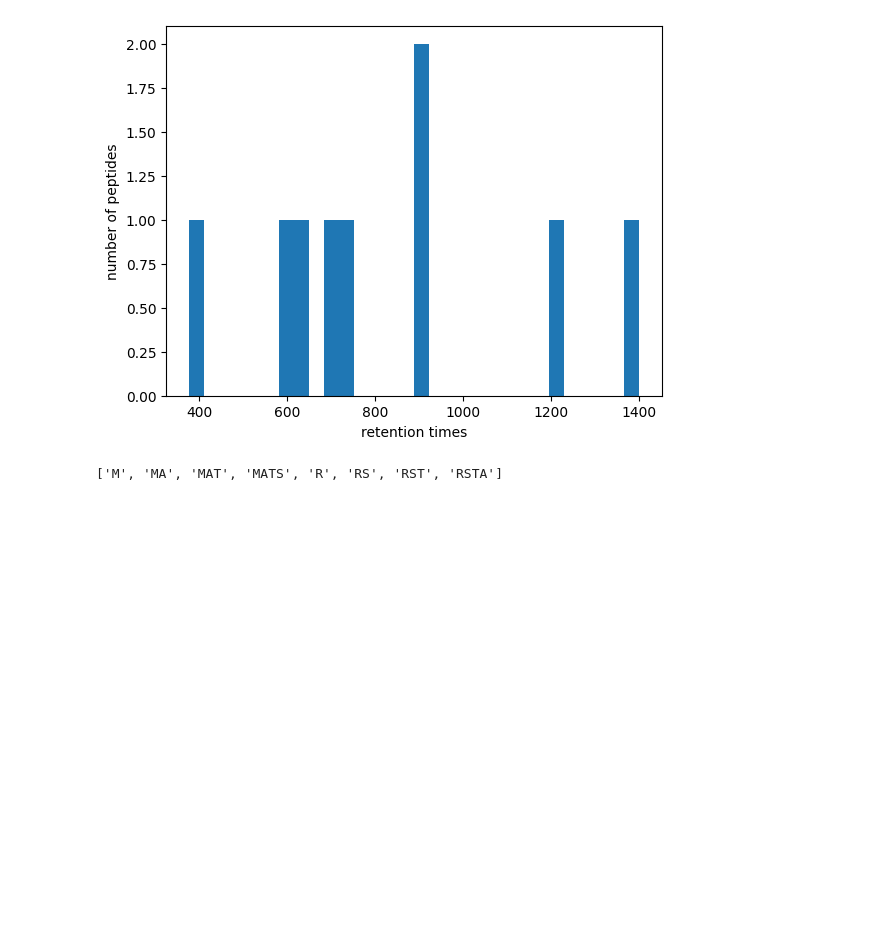
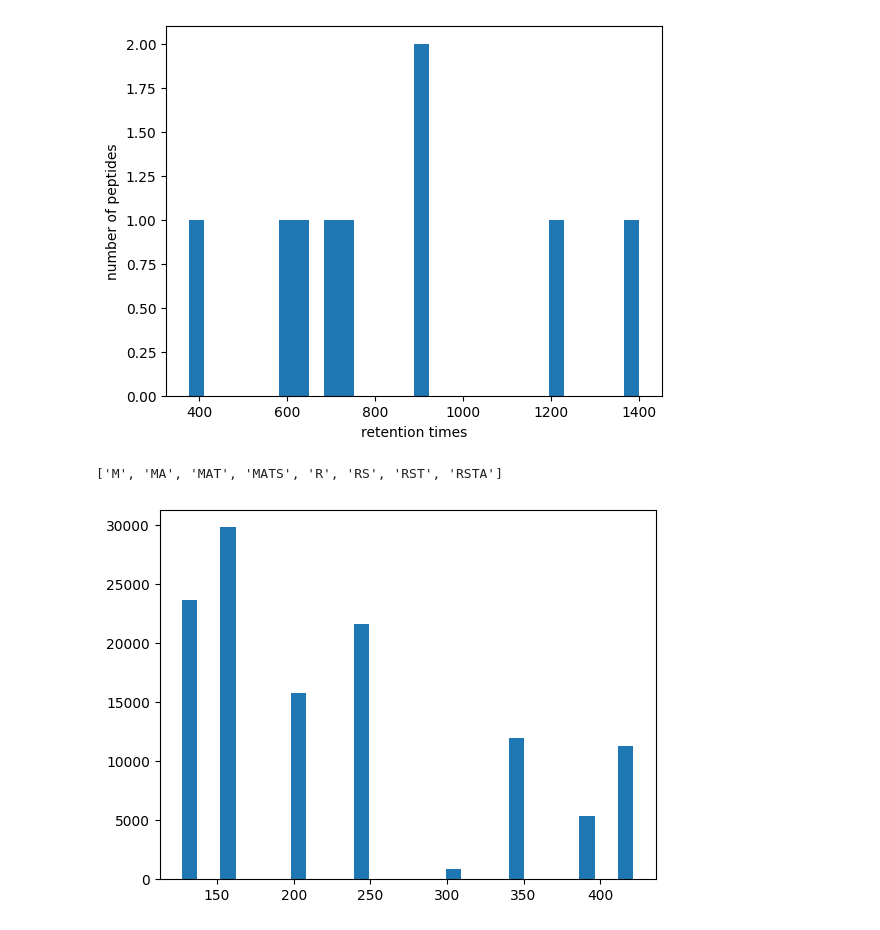
Before and after one commit to Nuels01/nuels_fun_with_peptides, a Jupyter notebook: tutorials/ms_experiment_final.ipynb, the cells around one changed output. Saved outputs shown, nothing was run; the diff lists cells and outputs as text; code cells hidden in the pictures; blank space fills up the shorter version.

```diff
--- a/tutorials/ms_experiment_final.ipynb
+++ b/tutorials/ms_experiment_final.ipynb
@@ -94,5 +94,8 @@ nfp.fragment_peptide('MATSR')
 # %%
 mypep = 'MATSR'
 frags = nfp.fragment_peptide(mypep)
 mass_map_ms2 = nfp.calculate_mol_mass_collection(frags, nfp.amino_acid_mass_dalton)
 mz2_map = nfp.calculate_mz_collection(mass_map_ms2, 1)
+nfp.plot_spectrum(mz2_map)
+# %% [output]
+[figure, added]
```
